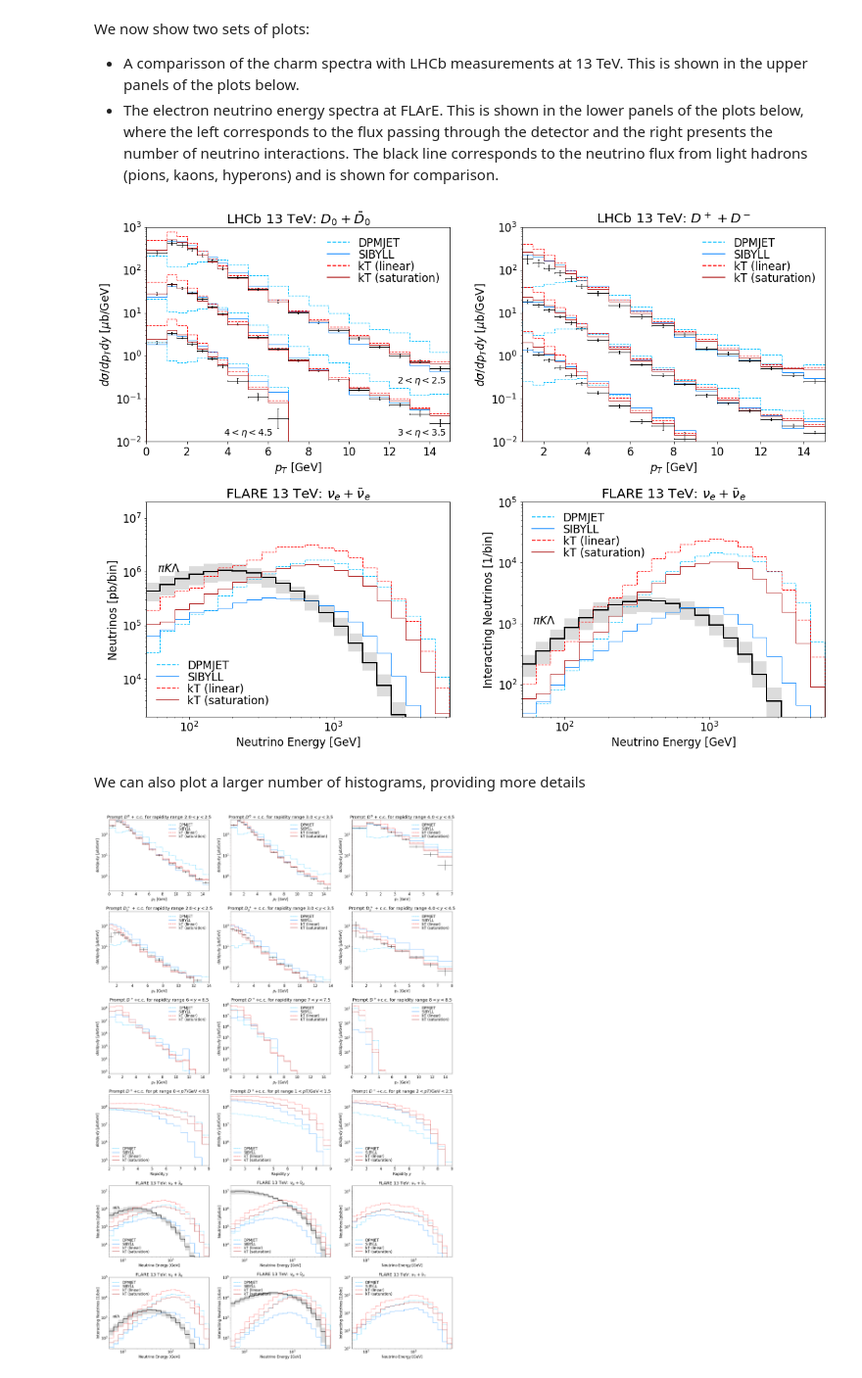
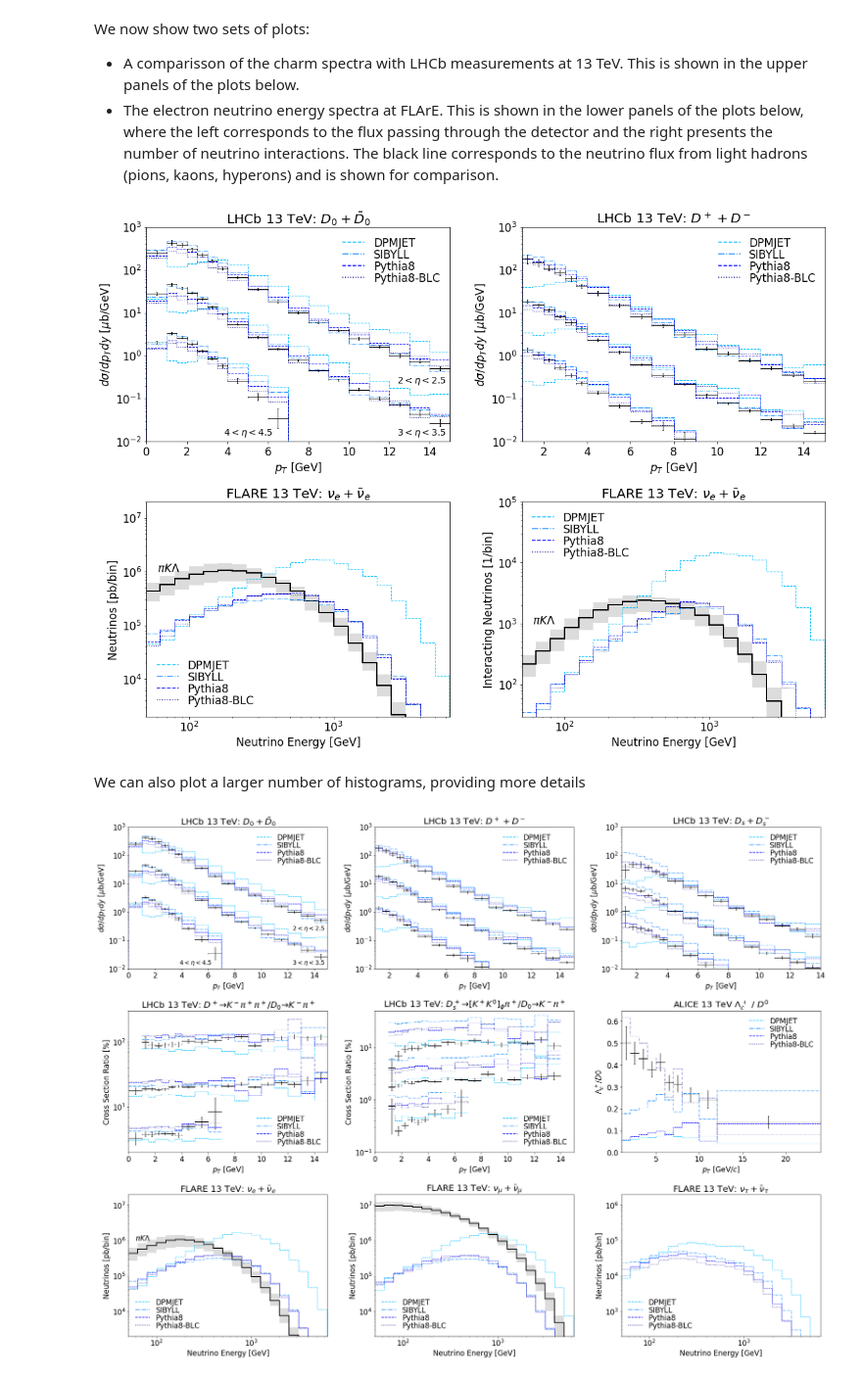
Before and after one commit to KlingFelix/ForwardCharm, a Jupyter notebook: Plot.ipynb, the cells around one changed output. Shown at 98% size. Cells and saved outputs as stored; diff of their text form; code cells hidden in the pictures.

Commit message:
Implement Flavor ratio Plots

```diff
--- a/Plot.ipynb
+++ b/Plot.ipynb
@@ -45,13 +37,12 @@ Let's plot the results. For this, let us first choose which results we want to p
 - the line width.
 # %%
 models = [
-    ["13TeV_DPMJET"         , r"DPMJET"        , "deepskyblue" , "dashed" , 1 ],
-    ["13TeV_SIBYLL"         , r"SIBYLL"        , "dodgerblue"  , "solid"  , 1 ],
-#    ["13TeV_Pythia8"        , r"Pythia8"       , "blue"        , "dashdot", 1 ],
-#    ["13TeV_Pythia8_BLC"    , r"Pythia8 (BLC)" , "darkblue"    , "dotted" , 1 ],
-#    ["13TeV_Pythia8_Hard"   , r"Pythia8 (Hard)", "red"         , "solid"  , 1 ],
-    ["13TeV_kt_linear"      , r"kT (linear)"    , "red"        , "dashed" , 1 ],
-    ["13TeV_kt_saturation"  , r"kT (saturation)", "firebrick"  , "solid"  , 1 ],
+    ["13TeV_MC_DPMJET"         , r"DPMJET"        , "deepskyblue" , "dashed" , 1 ],
+    ["13TeV_MC_SIBYLL"         , r"SIBYLL"        , "dodgerblue"  , "dashdot", 1 ],
+    ["13TeV_MC_Pythia8"        , r"Pythia8"       , "blue"        , "dashed" , 1 ],
+    ["13TeV_MC_Pythia8-BLC"    , r"Pythia8-BLC"   , "darkblue"    , "dotted" , 1 ],
+#    ["13TeV_kt_linear"      , r"kT (linear)"    , "red"        , "dashed" , 1 ],
+#    ["13TeV_kt_saturation"  , r"kT (saturation)", "firebrick"  , "solid"  , 1 ],
 ]
 # %% [markdown]
 We now show two sets of plots:
@@ -61,11 +52,11 @@ We now show two sets of plots:
 plot = Plotting()
 plot.plot_histos(histograms='summary', models=models, filename="figures/Figure_Summary.pdf",ncols=2)
 # %% [output]
-[figure, old version]
+[figure, new version]
 # %% [markdown]
 We can also plot a larger number of histograms, providing more details
 # %%
 plot = Plotting()
-plot.plot_histos(histograms='all'    , models=models, filename="figures/Figure_Details.pdf",ncols=3)
+plot.plot_histos(histograms='details'    , models=models, filename="figures/Figure_Details.pdf",ncols=3)
 # %% [output]
-[figure, old version]
+[figure, new version]
```
Also changed, not shown: parts of 3 cells of this notebook, 1 other file.
